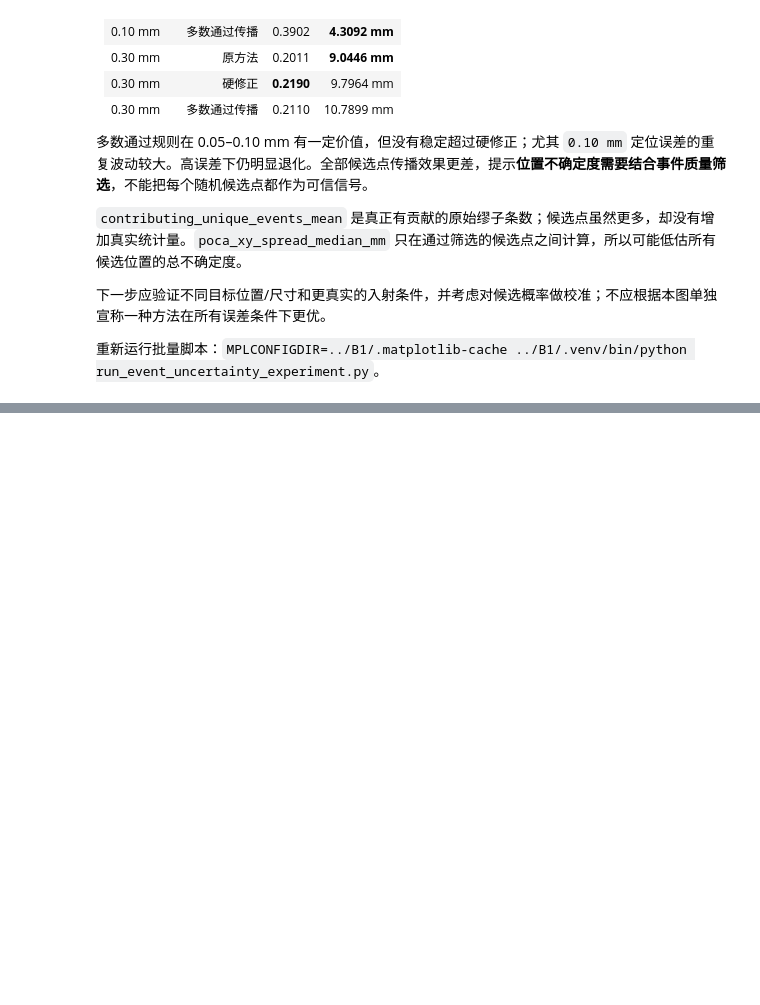
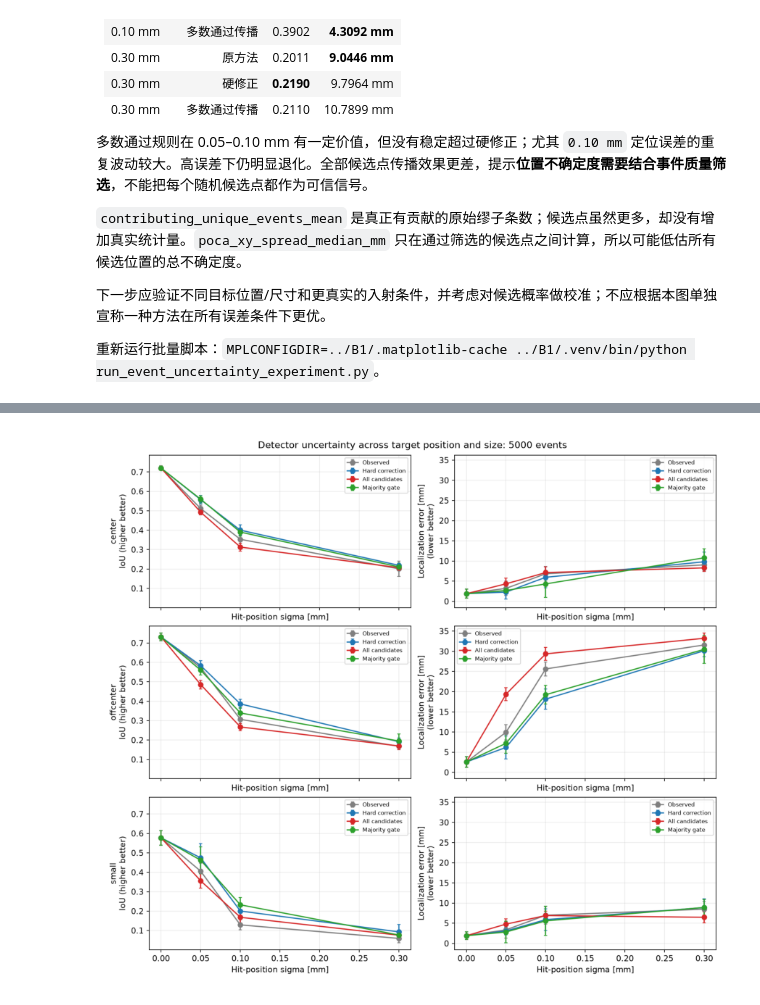
Before and after one commit to Xuyysy/muon-imaging-reconstruction, a Jupyter notebook: muon_analysis/analysis.ipynb, the cells around one changed output, grey strips where cells are left out. Saved outputs shown, nothing was run; the diff lists cells and outputs as text; code cells hidden in the pictures; blank space fills up the shorter version.

Commit message:
experiment: validate uncertainty methods across target scenarios

```diff
--- a/muon_analysis/analysis.ipynb
+++ b/muon_analysis/analysis.ipynb
@@ -823,0 +849,21 @@ plt.show()
+# %%
+# 汇总表中的指标已经按 5 次重复计算均值和标准差。
+CROSS_SCENARIO_RESULTS = Path('uncertainty_cross_scenario_results/uncertainty_cross_scenario_summary.csv')
+CROSS_SCENARIO_FIGURE = Path('uncertainty_cross_scenario_results/uncertainty_cross_scenario_5000.png')
+cross_scenario = pd.read_csv(CROSS_SCENARIO_RESULTS)
+
+# 先看 5000 事件、0.10 mm 误差时，三种几何场景中的方法排序。
+display(cross_scenario[
+    (cross_scenario['event_count'] == 5000)
+    & (cross_scenario['position_sigma_mm'] == 0.10)
+][[
+    'scenario', 'method', 'iou_mean', 'iou_std',
+    'localization_error_mm_mean', 'localization_error_mm_std'
+]].sort_values(['scenario', 'method']).round(4))
+
+# 三行分别是中心大 U、偏心大 U 和小 U；左 IoU 越高越好，右定位误差越低越好。
+plt.figure(figsize=(11, 10))
+plt.imshow(plt.imread(CROSS_SCENARIO_FIGURE))
+plt.axis('off')
+plt.show()
+# %% [output]
@@ -823,0 +883 @@ plt.show()
+[figure, added]
```
Also changed, not shown: parts of 4 cells of this notebook, 4 other files.
